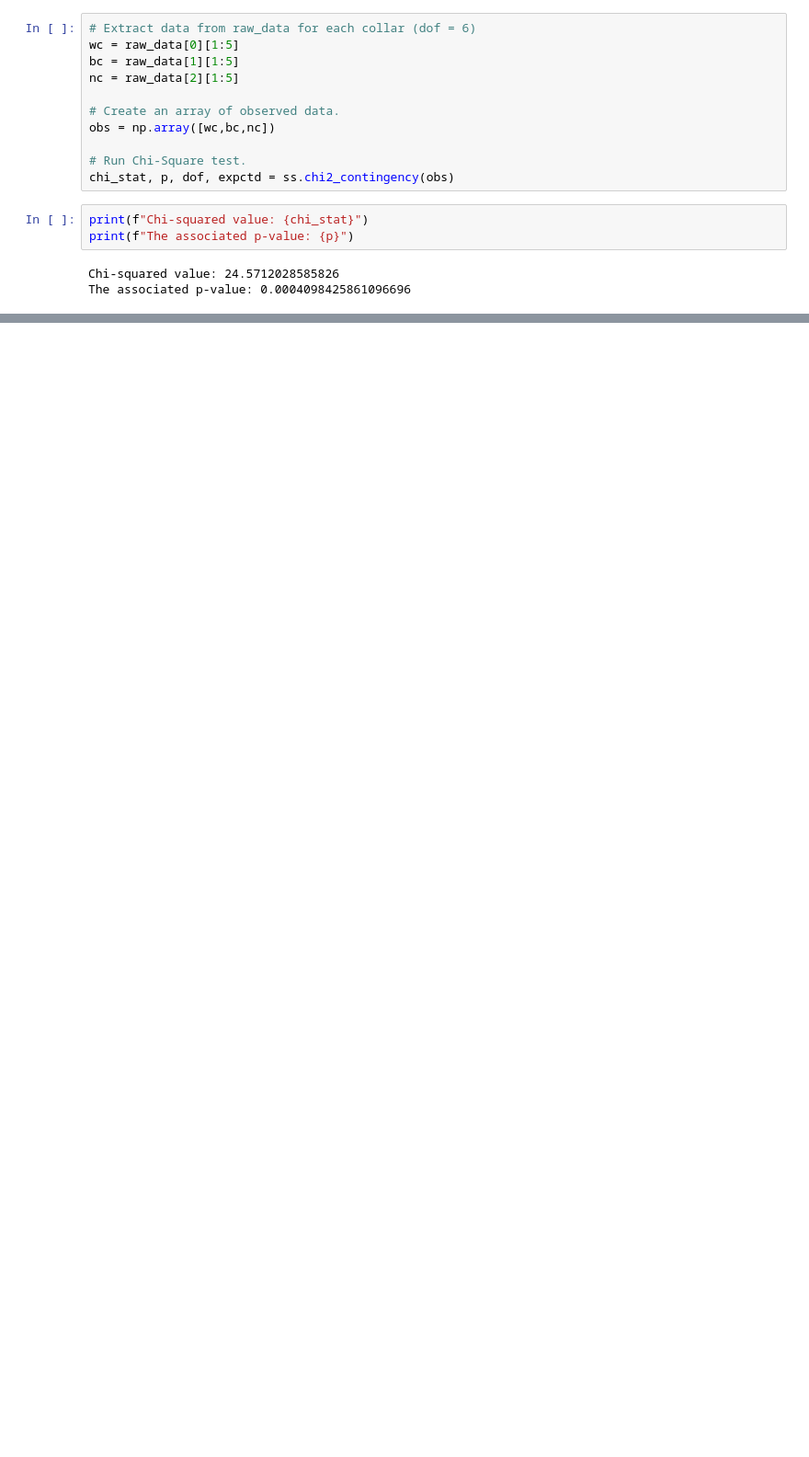
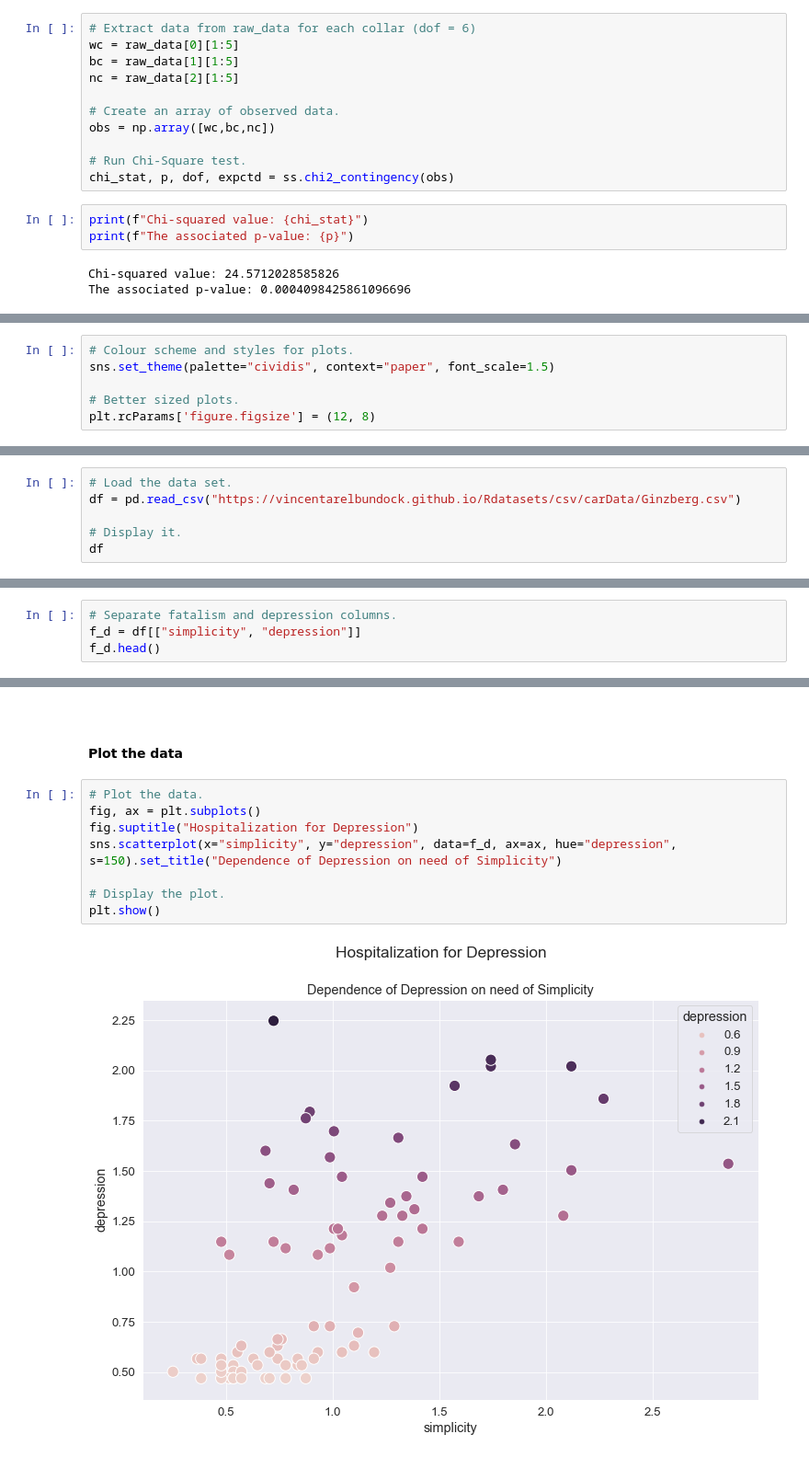
Before and after one commit to olgarozhdestvina/Machine-Learning-and-Statistics, a Jupyter notebook: Tasks.ipynb, the cells around one changed output, grey strips where cells are left out. Shown at 92% size. Saved outputs shown, nothing was run; the diff lists cells and outputs as text; blank space fills up the shorter version.

```diff
--- a/Tasks.ipynb
+++ b/Tasks.ipynb
@@ -223,0 +242,6 @@ Based on the results of the test performed above the verification was successful
+# %%
+# Colour scheme and styles for plots.
+sns.set_theme(palette="cividis", context="paper", font_scale=1.5)
+
+# Better sized plots.
+plt.rcParams['figure.figsize'] = (12, 8)
@@ -223,0 +252,6 @@ Based on the results of the test performed above the verification was successful
+# %%
+# Load the data set.
+df = pd.read_csv("https://vincentarelbundock.github.io/Rdatasets/csv/carData/Ginzberg.csv")
+
+# Display it.
+df
@@ -223,0 +281,4 @@ Based on the results of the test performed above the verification was successful
+# %%
+# Separate fatalism and depression columns.
+f_d = df[["simplicity", "depression"]]
+f_d.head()
@@ -223,0 +292,14 @@ Based on the results of the test performed above the verification was successful
+# %% [markdown]
+<br>
+
+####  Plot the data
+# %%
+# Plot the data.
+fig, ax = plt.subplots()
+fig.suptitle("Hospitalization for Depression")
+sns.scatterplot(x="simplicity", y="depression", data=f_d, ax=ax, hue="depression", s=150).set_title("Dependence of Depression on need of Simplicity")
+
+# Display the plot.
+plt.show()
+# %% [output]
+[figure, added]
```
Also changed, not shown: parts of 31 cells of this notebook.
